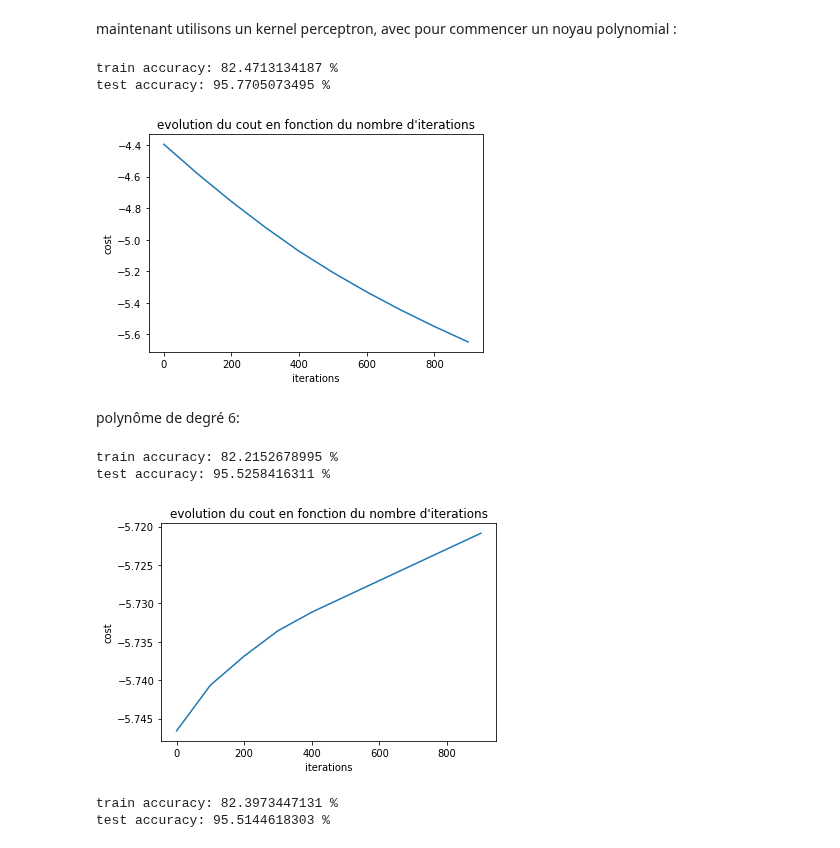
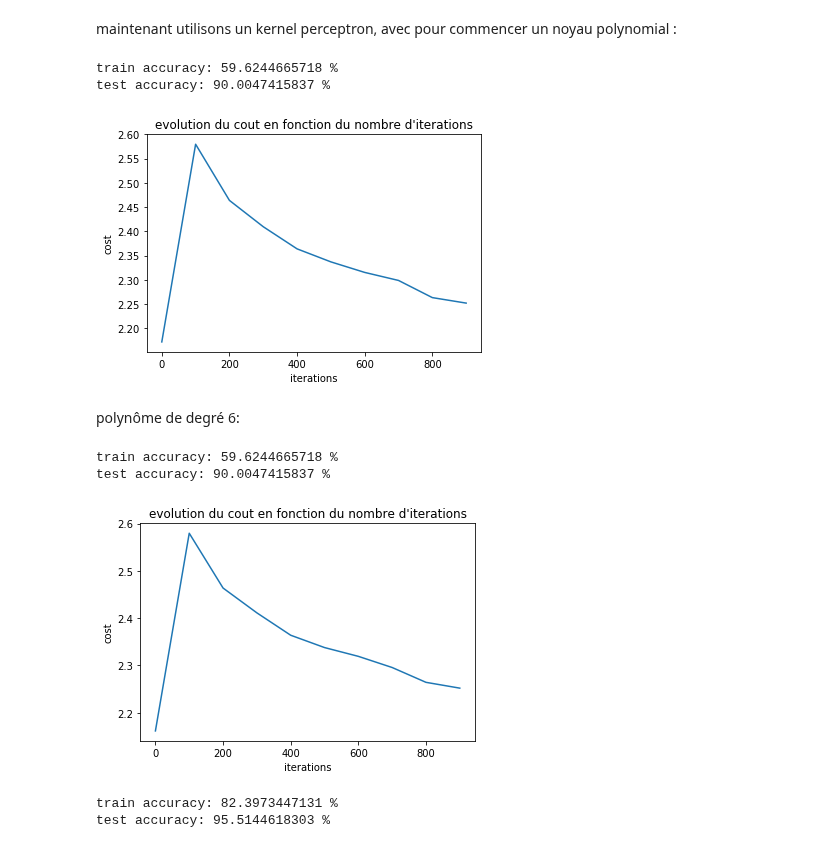
Before and after one commit to chubby47/kaggle_soccer, a Jupyter notebook: problematique_2.ipynb, the cells around one changed output. Drawn from its saved outputs; the diff is of its cells as text; code cells hidden in the pictures.

```diff
--- a/problematique_2.ipynb
+++ b/problematique_2.ipynb
@@ -331,7 +403,7 @@ Divisons nos données en jeu de test et jeu d'entrainement selon le ratio 70% tr
 # %%
 X, Y = get_dataset(matches)
 
-X_train, X_test, y_train, y_test = split_train_test(X, Y, test_size=0.3)
+X_train, X_test, y_train, y_test = split_train_test(X, Y, test_size=0.5)
 # %% [output]
 dimensions de X : (32, 65907)
 dimensions de Y : (1, 65907)
@@ -394,20 +468,20 @@ test accuracy: 95.5258416311 %
 maintenant utilisons un kernel perceptron, avec pour commencer un noyau polynomial :
 # %%
 kperceptron = KernelPerceptron(X_train.shape[0], kernel="polynomial", deg=2)
-costs, _,_ = perceptron.train(X_train, y_train, X_test, y_test, nbiterations=1000, learning_rate=0.889404, print_graph=True)
+costs, _,_ = kperceptron.train(X_train, y_train, X_test, y_test, nbiterations=1000, learning_rate=0.889404, print_graph=True)
 # %% [output]
-train accuracy: 82.4713134187 %
-test accuracy: 95.7705073495 %
+train accuracy: 59.6244665718 %
+test accuracy: 90.0047415837 %
-[figure, old version]
+[figure, new version]
 # %% [markdown]
 polynôme de degré 6:
 # %%
 kperceptron = KernelPerceptron(X_train.shape[0], kernel="polynomial", deg=6)
-costs, _,_ = perceptron.train(X_train, y_train, X_test, y_test, nbiterations=1000, learning_rate=0.889404, print_graph=True)
+costs, _,_ = kperceptron.train(X_train, y_train, X_test, y_test, nbiterations=1000, learning_rate=0.889404, print_graph=True)
 # %% [output]
-train accuracy: 82.2152678995 %
-test accuracy: 95.5258416311 %
+train accuracy: 59.6244665718 %
+test accuracy: 90.0047415837 %
-[figure, old version]
+[figure, new version]
 # %%
 kperceptron = KernelPerceptron(X_train.shape[0], kernel="gaussian", sigma=0.5)
 costs, _,_ = perceptron.train(X_train, y_train, X_test, y_test, nbiterations=500, learning_rate=0.01)
```
Also changed, not shown: parts of 4 cells of this notebook.
